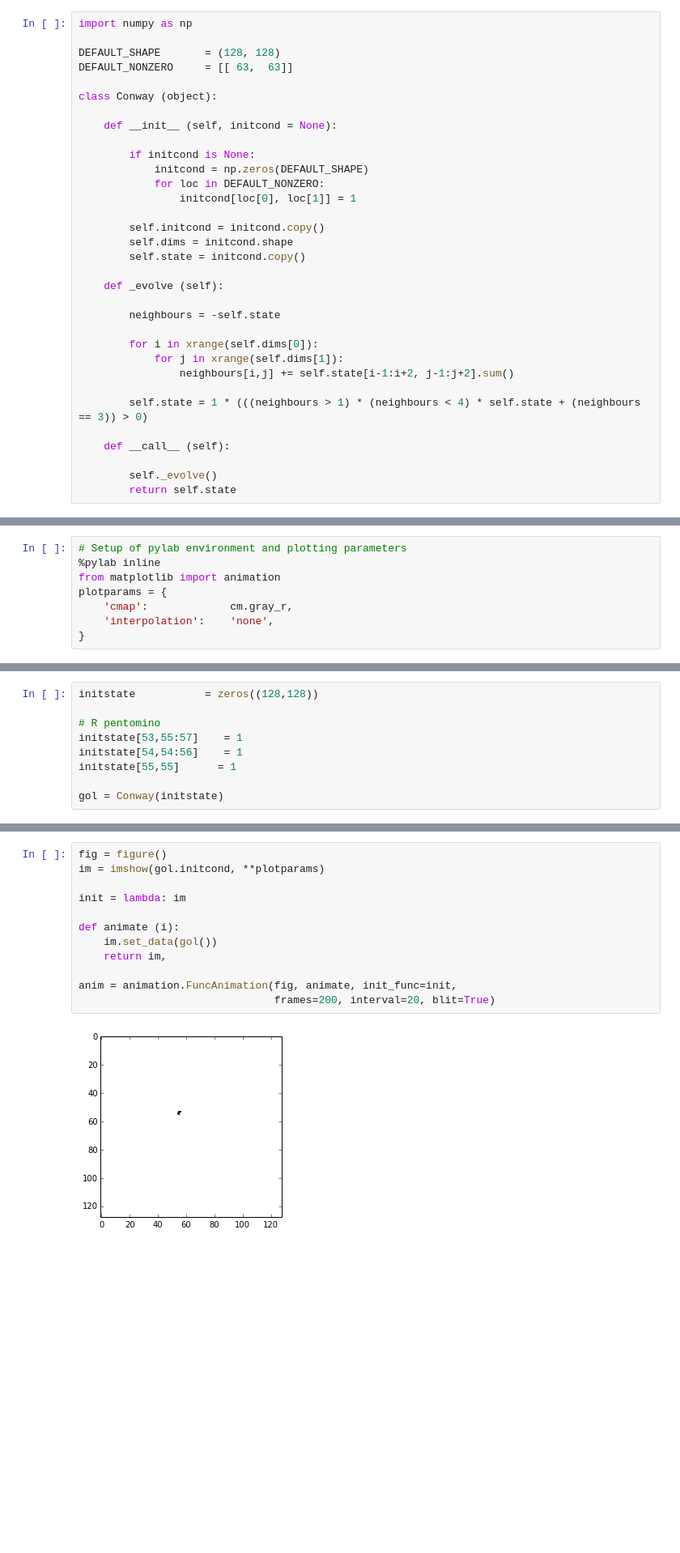
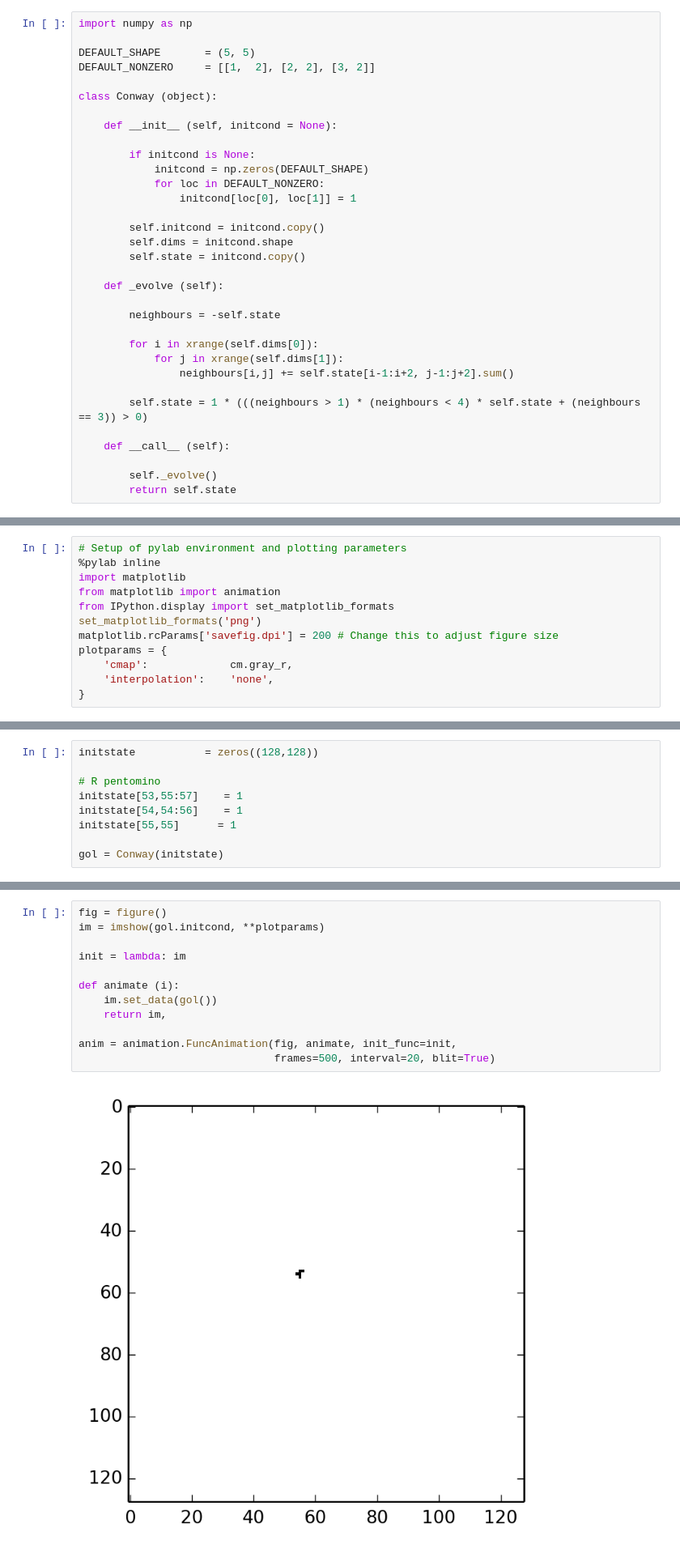
Before and after one commit to bsmithyman/ConwayGOL, a Jupyter notebook: Conway_GOL.ipynb, the cells around one changed output, grey strips where cells are left out. Shown at 81% size. Cells and saved outputs as stored; diff of their text form; blank space fills up the shorter version.

Commit message:
Adjusted settings in several places; increased figure size, etc.

```diff
--- a/Conway_GOL.ipynb
+++ b/Conway_GOL.ipynb
@@ -9,8 +9,8 @@ Simple implementation of Conway's Game of Life in Python
 # %%
 import numpy as np
 
-DEFAULT_SHAPE       = (128, 128)
-DEFAULT_NONZERO     = [[ 63,  63]]
+DEFAULT_SHAPE       = (5, 5)
+DEFAULT_NONZERO     = [[1,  2], [2, 2], [3, 2]]
 
 class Conway (object):
 
@@ -44,7 +44,11 @@ class Conway (object):
 # %%
 # Setup of pylab environment and plotting parameters
 %pylab inline
+import matplotlib
 from matplotlib import animation
+from IPython.display import set_matplotlib_formats
+set_matplotlib_formats('png')
+matplotlib.rcParams['savefig.dpi'] = 200 # Change this to adjust figure size
 plotparams = {
     'cmap':             cm.gray_r,
     'interpolation':    'none',
@@ -98,17 +102,17 @@ title('Initial state')
 # %%
 fig = figure()
 im = imshow(gol.initcond, **plotparams)
 
 init = lambda: im
 
 def animate (i):
     im.set_data(gol())
     return im,
 
 anim = animation.FuncAnimation(fig, animate, init_func=init,
-                               frames=200, interval=20, blit=True)
+                               frames=500, interval=20, blit=True)
 # %% [output]
-[figure, old version]
+[figure, new version]
 # %%
 anim
 # %% [output]
```
Also changed, not shown: parts of 1 cell of this notebook.
